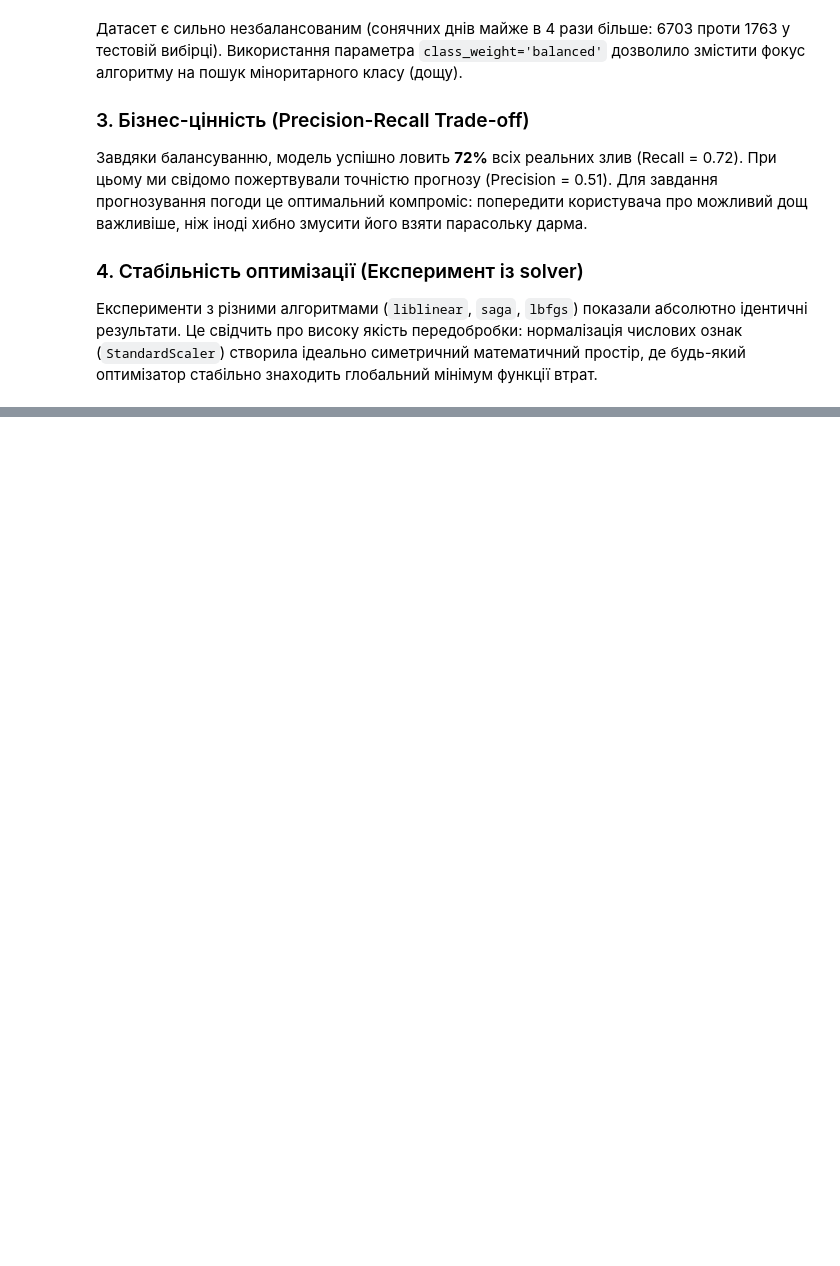
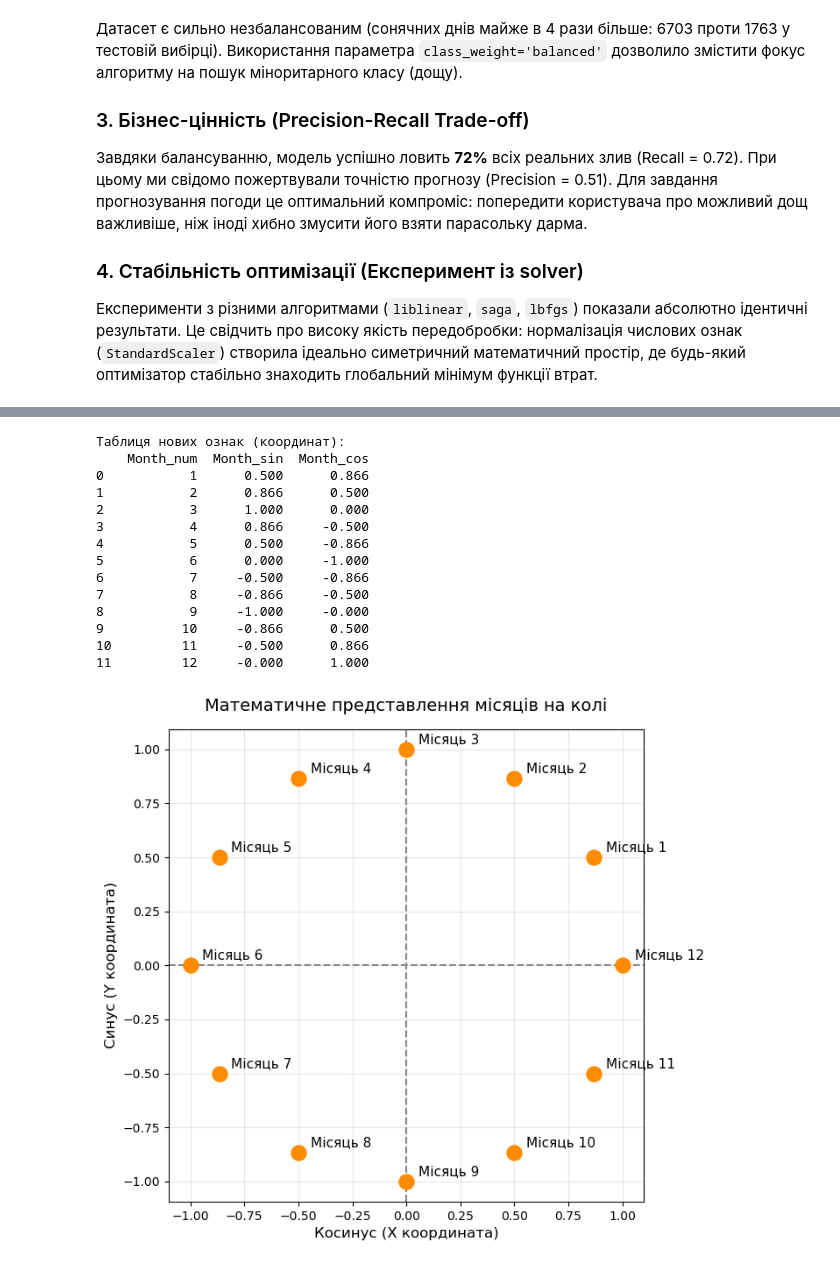
Before and after one commit to svetazo060510/dz_topic_6_stremedlovska, a Jupyter notebook: dz_topic_6_stremedlovska.ipynb, the cells around one changed output, grey strips where cells are left out. Drawn from its saved outputs; the diff is of its cells as text; code cells hidden in the pictures; blank space fills up the shorter version.

```diff
--- a/dz_topic_6_stremedlovska.ipynb
+++ b/dz_topic_6_stremedlovska.ipynb
@@ -276,0 +368,60 @@ weighted avg       0.83      0.80      0.81      8466
+# %%
+# =============================================================================
+# ЕКСПЕРИМЕНТ: МАТЕМАТИКА ЦИКЛІЧНОГО ЧАСУ
+# =============================================================================
+import numpy as np
+import pandas as pd
+import matplotlib.pyplot as plt
+
+# 1. Створюємо ізольований міні-датасет з усіма 12 місяцями
+df_experiment = pd.DataFrame({'Month_num': range(1, 13)})
+
+# 2. Задаємо максимальний період (12 місяців)
+period = 12
+
+# 3. Обчислюємо координати на колі за допомогою тригонометрії
+# Формула: 2 * pi * (значення / період)
+df_experiment['Month_sin'] = np.sin(2 * np.pi * df_experiment['Month_num'] / period)
+df_experiment['Month_cos'] = np.cos(2 * np.pi * df_experiment['Month_num'] / period)
+
+# 4. Виводимо результат у вигляді таблиці
+print("Таблиця нових ознак (координат):")
+print(df_experiment.round(3)) # Округлюємо для красивого виводу
+
+# 5. Малюємо графік
+plt.figure(figsize=(7, 7))
+plt.scatter(df_experiment['Month_cos'], df_experiment['Month_sin'], color='darkorange', s=150, zorder=5)
+
+# Додаємо підписи місяців до кожної точки
+for i, txt in enumerate(df_experiment['Month_num']):
+    plt.annotate(f"Місяць {txt}",
+                 (df_experiment['Month_cos'][i], df_experiment['Month_sin'][i]),
+                 xytext=(10, 5), textcoords='offset points', fontsize=11)
+
+# Оформлення графіка
+plt.axhline(0, color='gray', linestyle='--', zorder=1)
+plt.axvline(0, color='gray', linestyle='--', zorder=1)
+plt.title('Математичне представлення місяців на колі', fontsize=14, pad=15)
+plt.xlabel('Косинус (X координата)', fontsize=12)
+plt.ylabel('Синус (Y координата)', fontsize=12)
+plt.grid(True, alpha=0.3)
+
+# Робимо осі однаковими, щоб коло не було сплющеним
+plt.axis('equal')
+plt.show()
+# %% [output]
+Таблиця нових ознак (координат):
+    Month_num  Month_sin  Month_cos
+0           1      0.500      0.866
+1           2      0.866      0.500
+2           3      1.000      0.000
+3           4      0.866     -0.500
+4           5      0.500     -0.866
+5           6      0.000     -1.000
+6           7     -0.500     -0.866
+7           8     -0.866     -0.500
+8           9     -1.000     -0.000
+9          10     -0.866      0.500
+10         11     -0.500      0.866
+11         12     -0.000      1.000
+[figure, added]
```
Also changed, not shown: parts of 8 cells of this notebook.
